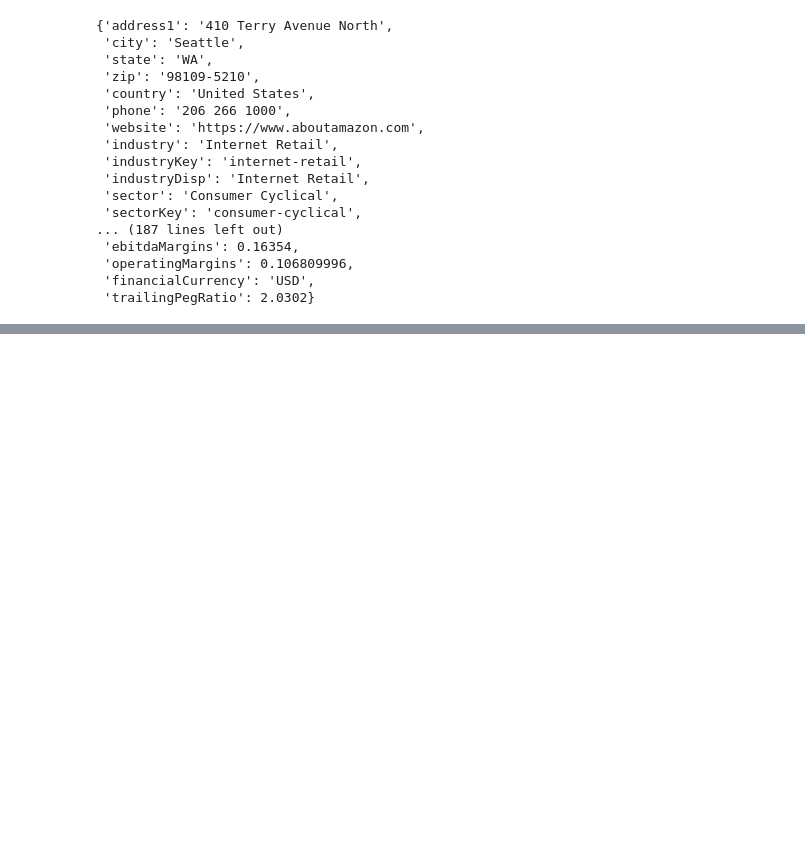
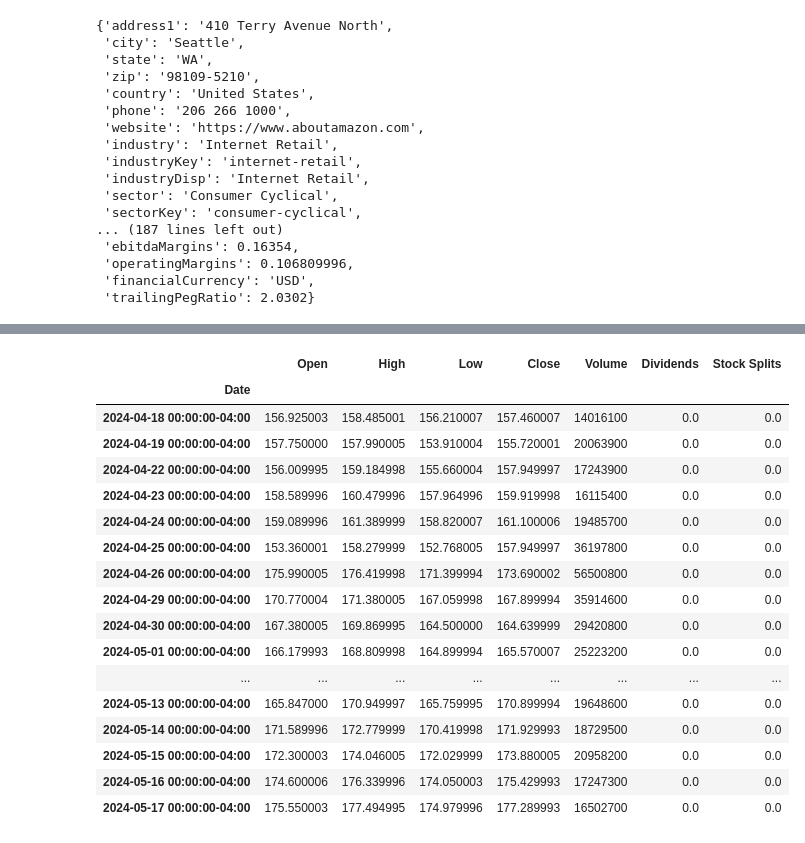
Before and after one commit to abhishekde95/Projects, a Jupyter notebook: Trading/2024-05-18_yfinance.ipynb, the cells around one changed output, grey strips where cells are left out. Cells and saved outputs as stored; diff of their text form; code cells hidden in the pictures; blank space fills up the shorter version.

```diff
--- a/Trading/2024-05-18_yfinance.ipynb
+++ b/Trading/2024-05-18_yfinance.ipynb
@@ -338,0 +336,21 @@ tickers.tickers['AMZN'].history(period="1mo")
+# %%
+tickers.tickers["GOOG"].history(period="1mo")
+# %% [output]
+|  | Open | High | Low | Close | Volume | Dividends | Stock Splits |
+| Date |  |  |  |  |  |  |  |
+| 2024-04-18 00:00:00-04:00 | 156.925003 | 158.485001 | 156.210007 | 157.460007 | 14016100 | 0.0 | 0.0 |
+| 2024-04-19 00:00:00-04:00 | 157.750000 | 157.990005 | 153.910004 | 155.720001 | 20063900 | 0.0 | 0.0 |
+| 2024-04-22 00:00:00-04:00 | 156.009995 | 159.184998 | 155.660004 | 157.949997 | 17243900 | 0.0 | 0.0 |
+| 2024-04-23 00:00:00-04:00 | 158.589996 | 160.479996 | 157.964996 | 159.919998 | 16115400 | 0.0 | 0.0 |
+| 2024-04-24 00:00:00-04:00 | 159.089996 | 161.389999 | 158.820007 | 161.100006 | 19485700 | 0.0 | 0.0 |
+| 2024-04-25 00:00:00-04:00 | 153.360001 | 158.279999 | 152.768005 | 157.949997 | 36197800 | 0.0 | 0.0 |
+| 2024-04-26 00:00:00-04:00 | 175.990005 | 176.419998 | 171.399994 | 173.690002 | 56500800 | 0.0 | 0.0 |
+| 2024-04-29 00:00:00-04:00 | 170.770004 | 171.380005 | 167.059998 | 167.899994 | 35914600 | 0.0 | 0.0 |
+| 2024-04-30 00:00:00-04:00 | 167.380005 | 169.869995 | 164.500000 | 164.639999 | 29420800 | 0.0 | 0.0 |
+| 2024-05-01 00:00:00-04:00 | 166.179993 | 168.809998 | 164.899994 | 165.570007 | 25223200 | 0.0 | 0.0 |
+| ... | ... | ... | ... | ... | ... | ... | ... |
+| 2024-05-13 00:00:00-04:00 | 165.847000 | 170.949997 | 165.759995 | 170.899994 | 19648600 | 0.0 | 0.0 |
+| 2024-05-14 00:00:00-04:00 | 171.589996 | 172.779999 | 170.419998 | 171.929993 | 18729500 | 0.0 | 0.0 |
+| 2024-05-15 00:00:00-04:00 | 172.300003 | 174.046005 | 172.029999 | 173.880005 | 20958200 | 0.0 | 0.0 |
+| 2024-05-16 00:00:00-04:00 | 174.600006 | 176.339996 | 174.050003 | 175.429993 | 17247300 | 0.0 | 0.0 |
+| 2024-05-17 00:00:00-04:00 | 175.550003 | 177.494995 | 174.979996 | 177.289993 | 16502700 | 0.0 | 0.0 |
```
Also changed, not shown: parts of 3 cells of this notebook.
